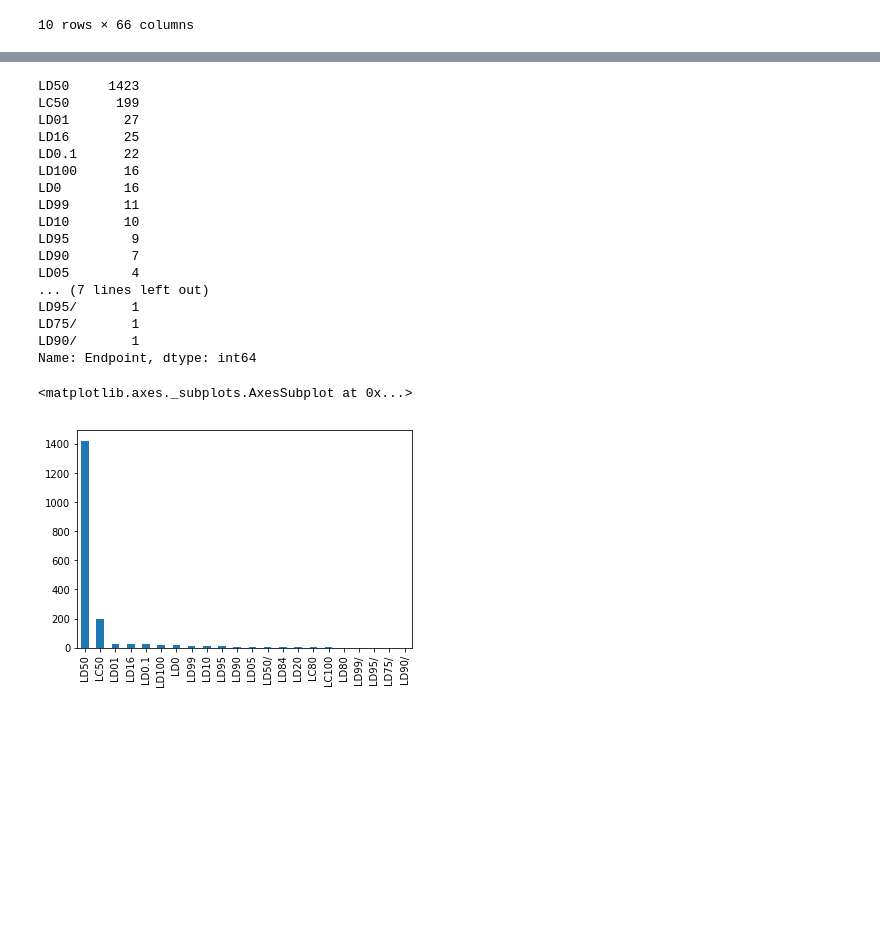
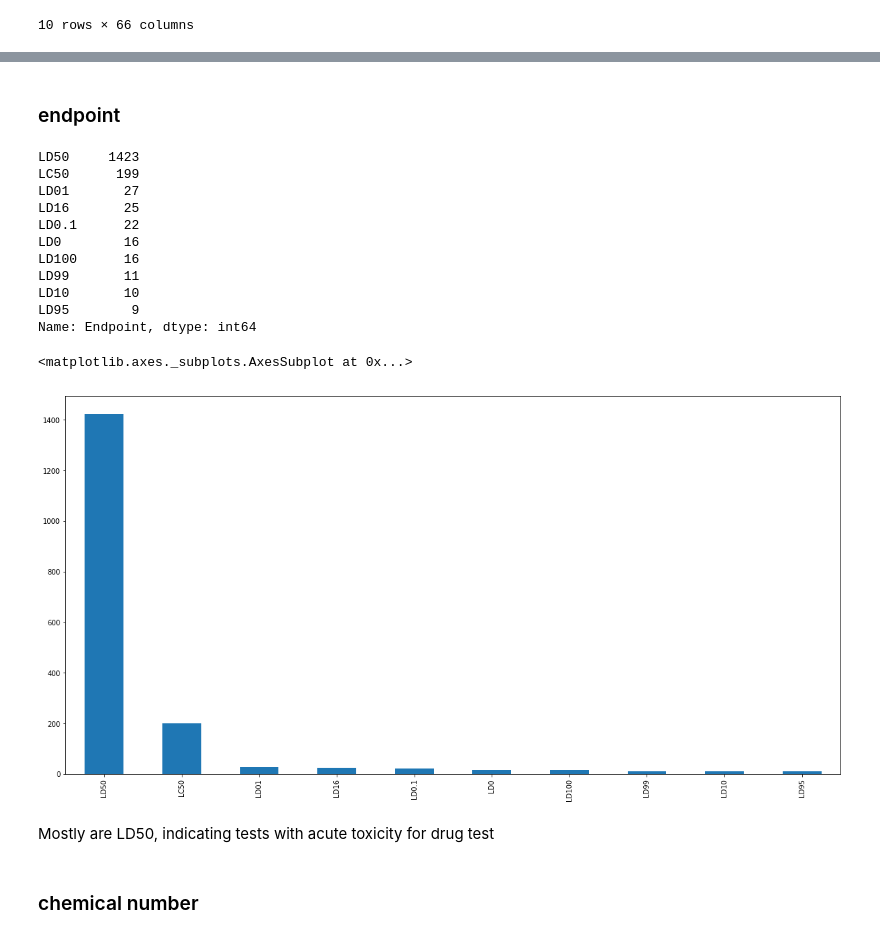
Before and after one commit to Kan4me/pupplystics, a Jupyter notebook: 0605_lcld.ipynb, the cells around one changed output, grey strips where cells are left out. Drawn from its saved outputs; the diff is of its cells as text; code cells hidden in the pictures; blank space fills up the shorter version.

```diff
--- a/0605_lcld.ipynb
+++ b/0605_lcld.ipynb
@@ -44,26 +61,26 @@ Name: Effect, dtype: int64
+# %% [markdown]
+### endpoint
 # %%
 endpoint = df['Endpoint'].value_counts()
-print(endpoint)
+print(endpoint[:10])
 
-endpoint.plot.bar()
+endpoint[:10].plot(kind='bar', figsize=(20,10))
 # %% [output]
 LD50     1423
 LC50      199
 LD01       27
 LD16       25
 LD0.1      22
+LD0        16
 LD100      16
-LD0        16
 LD99       11
 LD10       10
 LD95        9
-LD90        7
-LD05        4
-... (7 lines left out)
-LD95/       1
-LD75/       1
-LD90/       1
 Name: Endpoint, dtype: int64
 <matplotlib.axes._subplots.AxesSubplot at 0x...>
-[figure, old version]
+[figure, new version]
+# %% [markdown]
+Mostly are LD50, indicating tests with acute toxicity for drug test
+# %% [markdown]
+### chemical number
 # %%
```
Also changed, not shown: parts of 32 cells of this notebook.
